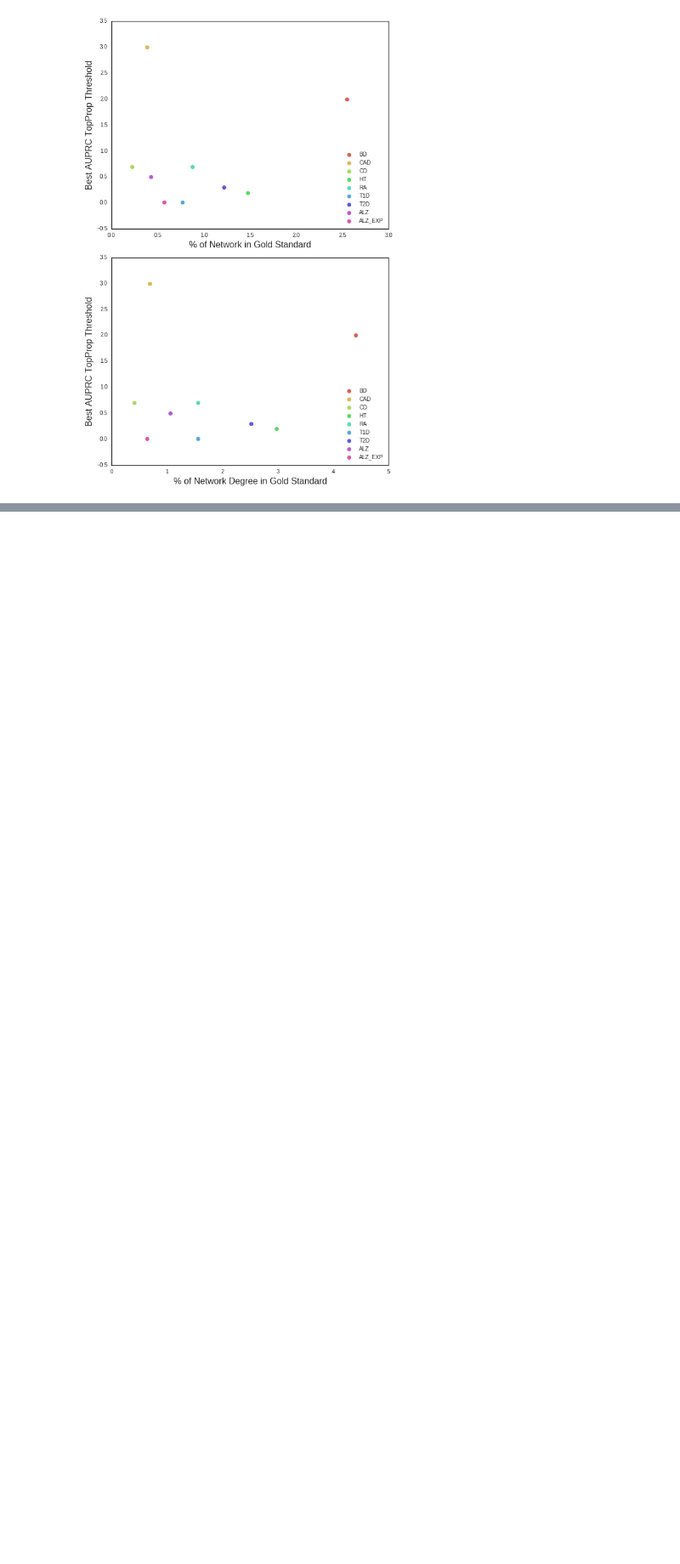
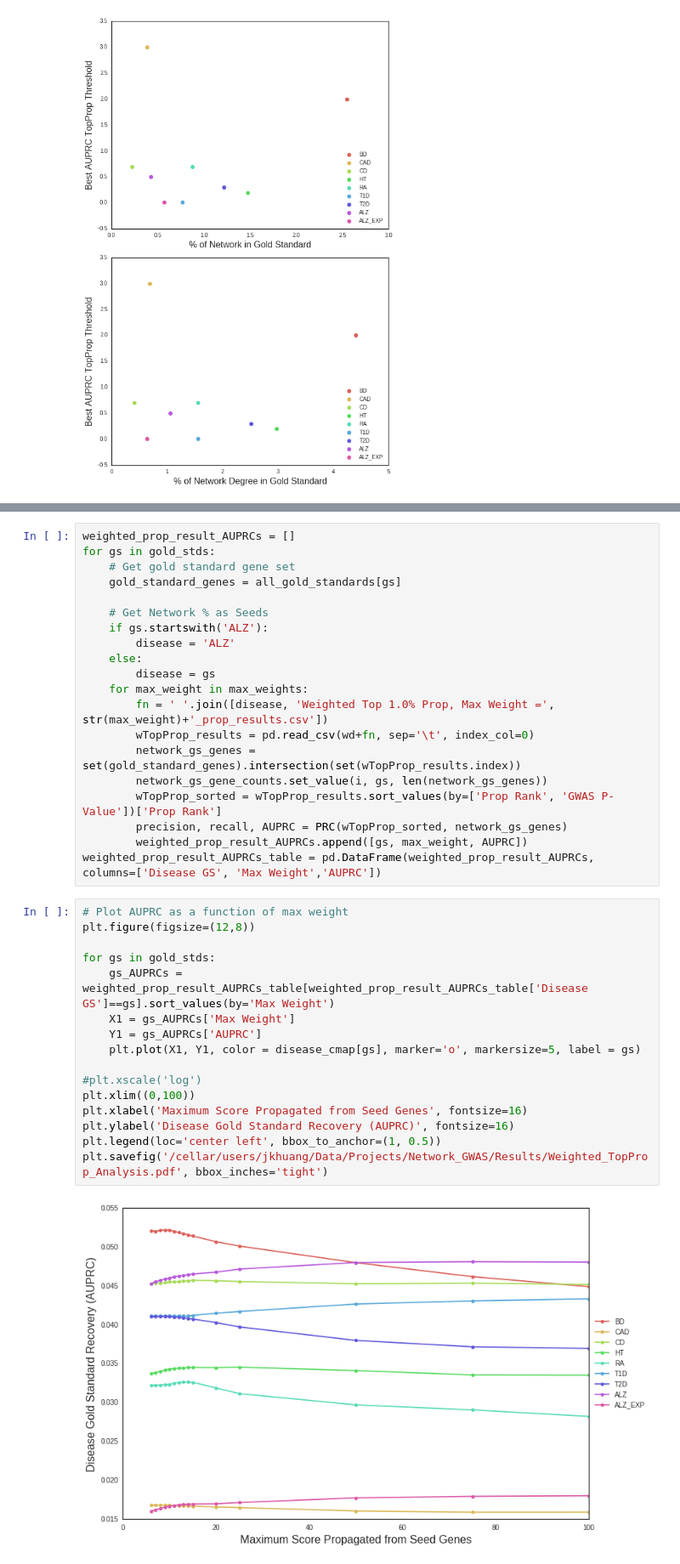
Before and after one commit to decarlin/Network_Boosted_GWAS, a Jupyter notebook: Notebooks/*Evaluation of Propagation Results.ipynb, the cells around one changed output, grey strips where cells are left out. Shown at 85% size. Saved outputs shown, nothing was run; the diff lists cells and outputs as text; blank space fills up the shorter version.

```diff
--- a/Notebooks/*Evaluation of Propagation Results.ipynb
+++ b/Notebooks/*Evaluation of Propagation Results.ipynb
@@ -489,0 +500,38 @@ plt.tight_layout()
+# %%
+weighted_prop_result_AUPRCs = []
+for gs in gold_stds:
+    # Get gold standard gene set
+    gold_standard_genes = all_gold_standards[gs]
+
+    # Get Network % as Seeds
+    if gs.startswith('ALZ'):
+        disease = 'ALZ'
+    else:
+        disease = gs
+    for max_weight in max_weights:
+        fn = ' '.join([disease, 'Weighted Top 1.0% Prop, Max Weight =', str(max_weight)+'_prop_results.csv'])
+        wTopProp_results = pd.read_csv(wd+fn, sep='\t', index_col=0)
+        network_gs_genes = set(gold_standard_genes).intersection(set(wTopProp_results.index))
+        network_gs_gene_counts.set_value(i, gs, len(network_gs_genes))
+        wTopProp_sorted = wTopProp_results.sort_values(by=['Prop Rank', 'GWAS P-Value'])['Prop Rank']
+        precision, recall, AUPRC = PRC(wTopProp_sorted, network_gs_genes)
+        weighted_prop_result_AUPRCs.append([gs, max_weight, AUPRC])
+weighted_prop_result_AUPRCs_table = pd.DataFrame(weighted_prop_result_AUPRCs, columns=['Disease GS', 'Max Weight','AUPRC'])
+# %%
+# Plot AUPRC as a function of max weight
+plt.figure(figsize=(12,8))
+
+for gs in gold_stds:
+    gs_AUPRCs = weighted_prop_result_AUPRCs_table[weighted_prop_result_AUPRCs_table['Disease GS']==gs].sort_values(by='Max Weight')
+    X1 = gs_AUPRCs['Max Weight']
+    Y1 = gs_AUPRCs['AUPRC']
+    plt.plot(X1, Y1, color = disease_cmap[gs], marker='o', markersize=5, label = gs)
+
+#plt.xscale('log')
+plt.xlim((0,100))
+plt.xlabel('Maximum Score Propagated from Seed Genes', fontsize=16)
+plt.ylabel('Disease Gold Standard Recovery (AUPRC)', fontsize=16)
+plt.legend(loc='center left', bbox_to_anchor=(1, 0.5))
+plt.savefig('/cellar/users/jkhuang/Data/Projects/Network_GWAS/Results/Weighted_TopProp_Analysis.pdf', bbox_inches='tight')
+# %% [output]
+[figure, added]
```
Also changed, not shown: parts of 23 cells of this notebook, 7 other files.
